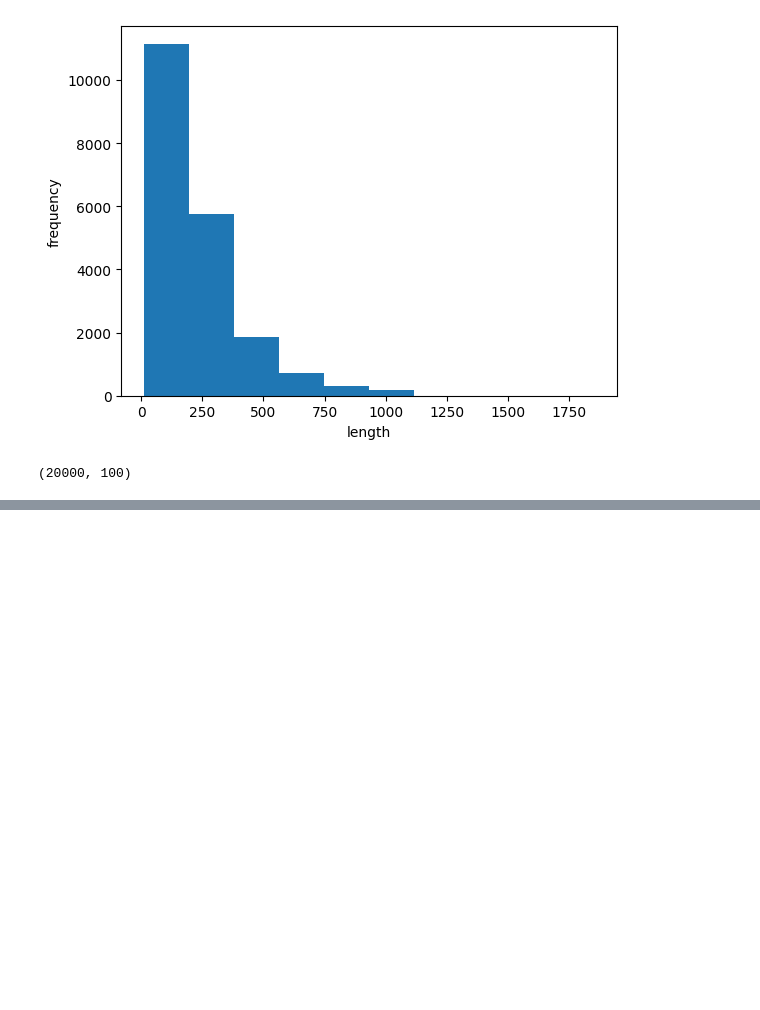
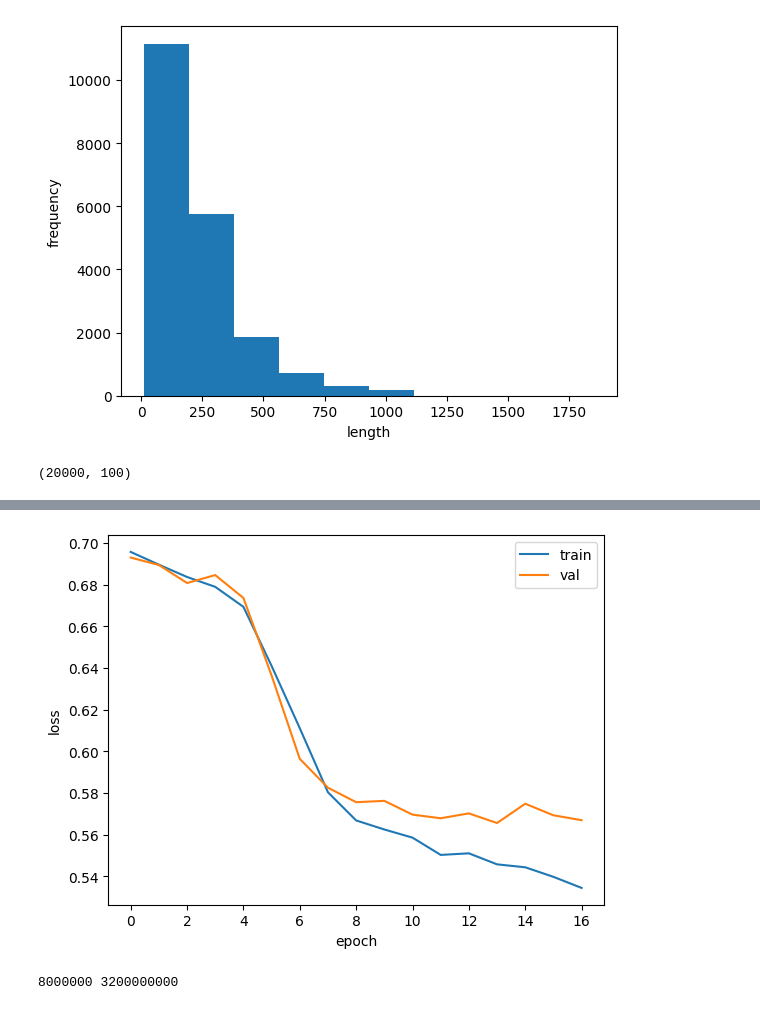
Before and after one commit to Kwonym0814/AIotDataAnalysis, a Jupyter notebook: workspace_python/혼공머신/09-2.ipynb, the cells around one changed output, grey strips where cells are left out. Saved outputs shown, nothing was run; the diff lists cells and outputs as text; code cells hidden in the pictures; blank space fills up the shorter version.

```diff
--- a/workspace_python/혼공머신/09-2.ipynb
+++ b/workspace_python/혼공머신/09-2.ipynb
@@ -1,6 +1,6 @@
 # %%
 from keras.datasets import imdb
-(train_input, train_target), (test_input, test_target) = imdb.load_data(num_word=200)
+(train_input, train_target), (test_input, test_target) = imdb.load_data(num_words=200)
 # %%
 print(train_input.shape, test_input.shape)
 # %% [output]
@@ -80,11 +74,11 @@ print(train_seq[5])
 # %%
 val_seq = pad_sequences(val_input, maxlen=100)
 # %%
-import keras
+from tensorflow import keras
 
 model = keras.Sequential()
-model.add(keras.layers.Input(shape=(100,200)))
-model.add(keras.layers.SimpleRNN(8))
+
+model.add(keras.layers.SimpleRNN(8, input_shape=(100, 200)))
 model.add(keras.layers.Dense(1, activation='sigmoid'))
 # %%
 train_oh = keras.utils.to_categorical(train_seq)
@@ -92,0 +97,2 @@ MemoryError: Unable to allocate 1.29 TiB for an array with shape (2000000, 88587
+# %%
+val_oh = keras.utils.to_categorical(val_seq)
@@ -92,0 +113,7 @@ MemoryError: Unable to allocate 1.29 TiB for an array with shape (2000000, 88587
+# %%
+model.compile(optimizer='adam', loss='binary_crossentropy',metrics=['accuracy'])
+checkpoint_cb = keras.callbacks.ModelCheckpoint('best-simplernn-model.keras', save_best_only=True)
+early_stopping_cb = keras.callbacks.EarlyStopping(patience=3, restore_best_weights=True)
+history = model.fit(train_oh, train_target, epochs=100, batch_size=64,
+                    validation_data=(val_oh, val_target),
+                    callbacks=[checkpoint_cb, early_stopping_cb])
@@ -92,0 +138,13 @@ MemoryError: Unable to allocate 1.29 TiB for an array with shape (2000000, 88587
+# %%
+plt.plot(history.history['loss'], label='train')
+plt.plot(history.history['val_loss'], label='val')
+plt.xlabel('epoch')
+plt.ylabel('loss')
+plt.legend()
+plt.show()
+# %% [output]
+[figure, added]
+# %%
+print(train_seq.nbytes, train_oh.nbytes)
+# %% [output]
+8000000 3200000000
```
Also changed, not shown: parts of 11 cells of this notebook.
